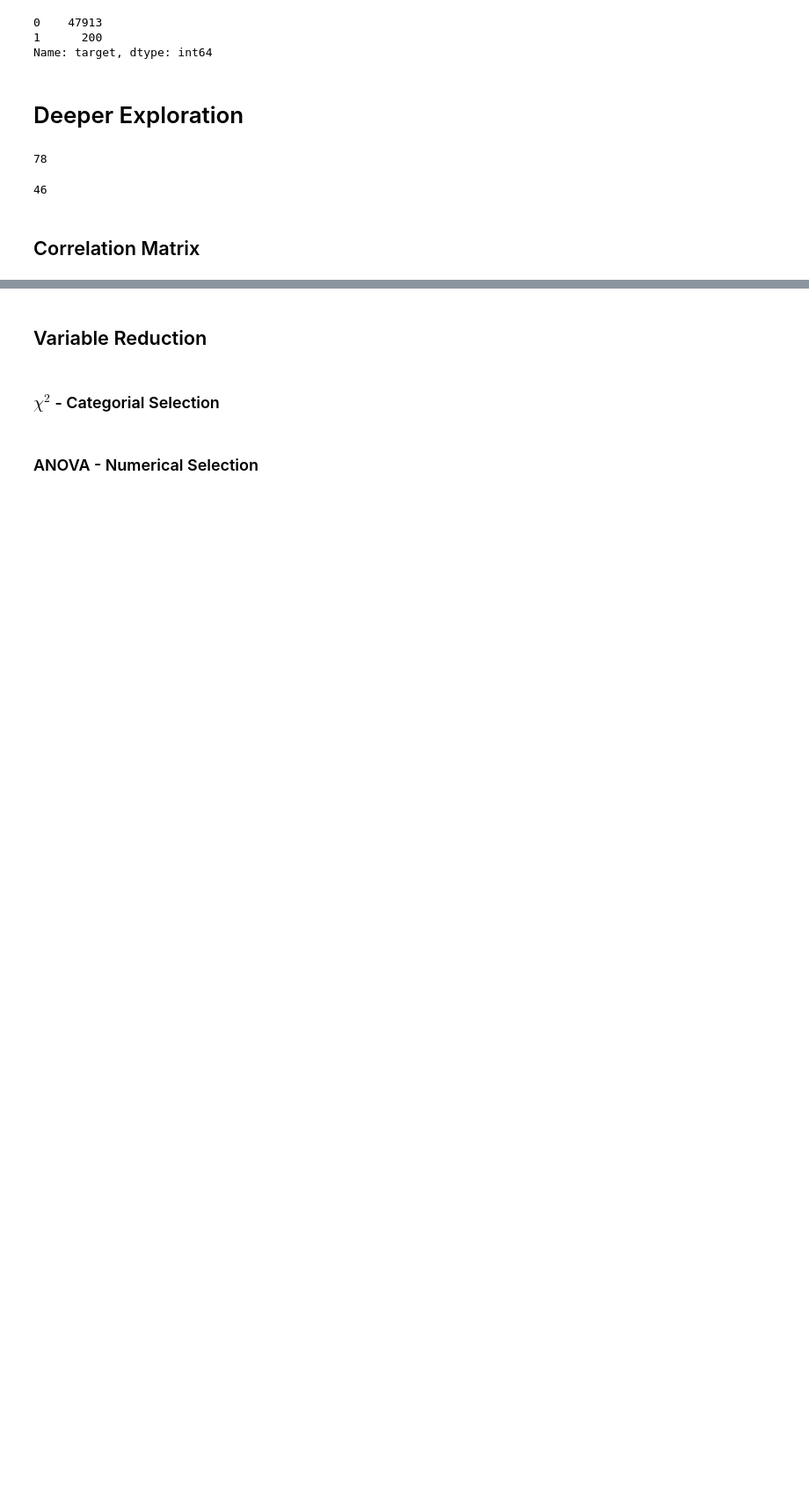
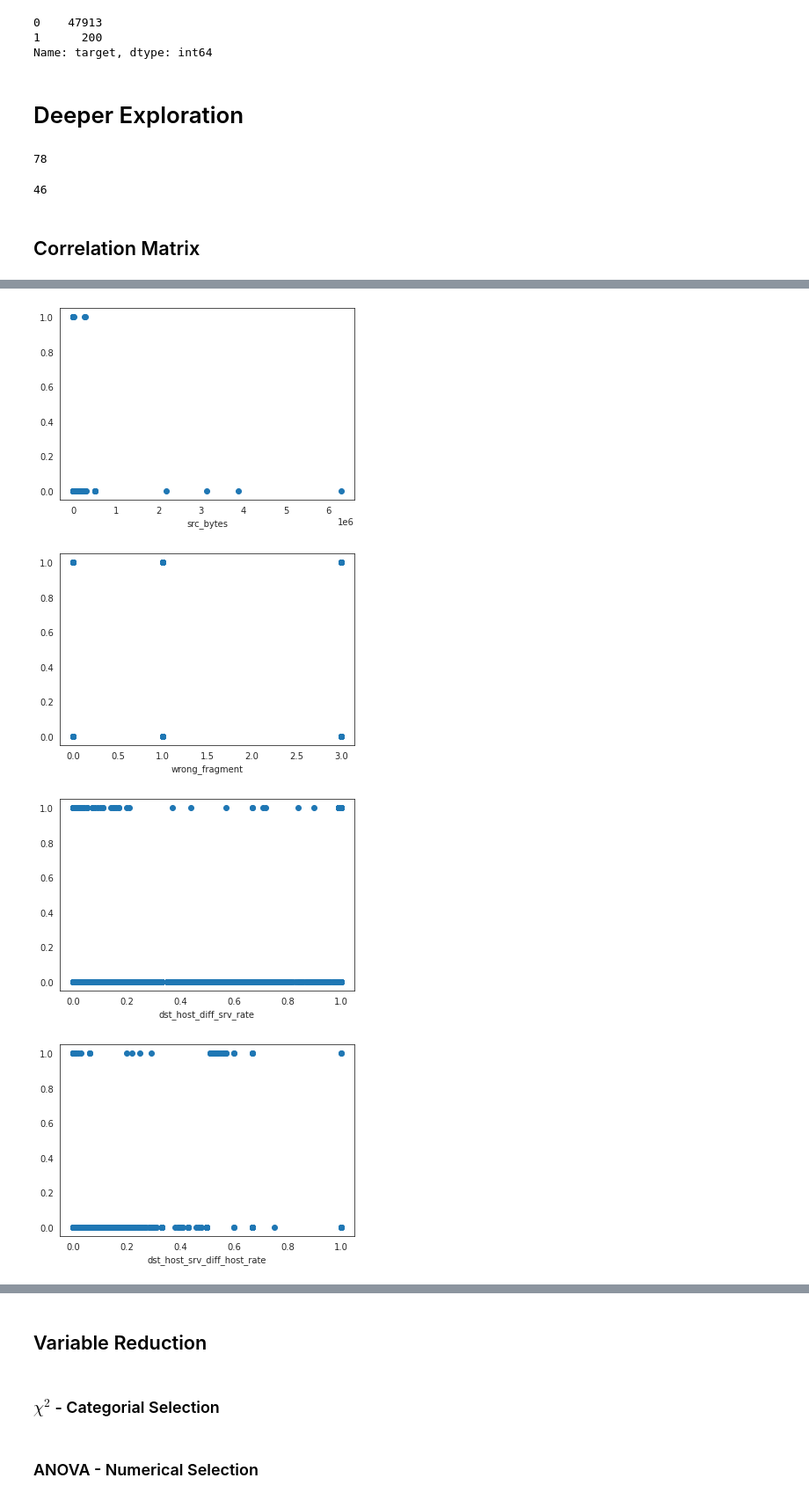
Before and after one commit to KarlDavidson/1000ml_Project6, a Jupyter notebook: Data_Exploration.ipynb, the cells around one changed output, grey strips where cells are left out. Shown: that part at 88% size. Cells and saved outputs as stored; diff of their text form; code cells hidden in the pictures; blank space fills up the shorter version.

```diff
--- a/Data_Exploration.ipynb
+++ b/Data_Exploration.ipynb
@@ -281,0 +348,13 @@ intrusion_df.corr().abs()
+# %%
+sns.set_style('white')
+high_relation_ls = ['src_bytes','wrong_fragment','dst_host_diff_srv_rate','dst_host_srv_diff_host_rate',
+                    'dst_host_serror_rate','dst_host_srv_serror_rate']
+for col in high_relation_ls:
+  plt.scatter(intrusion_df[col],intrusion_df['target'])
+  plt.xlabel(col)
+  plt.show()
+# %% [output]
+[figure, added]
+[figure, added]
+[figure, added]
+[figure, added]
```
Also changed, not shown: parts of 19 cells of this notebook, 1 other file.
